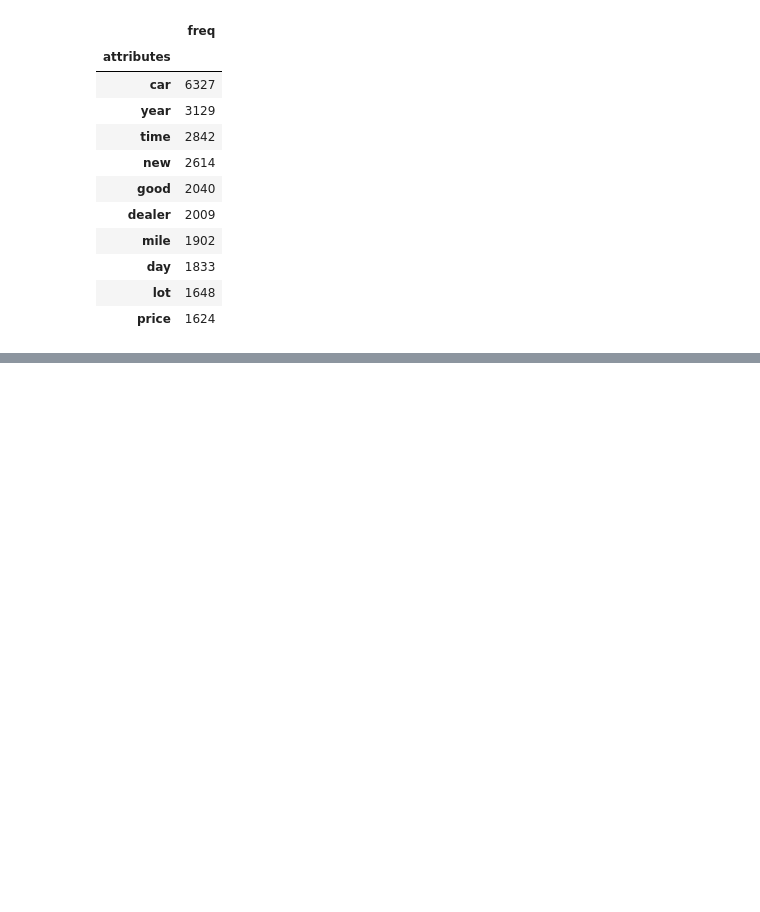
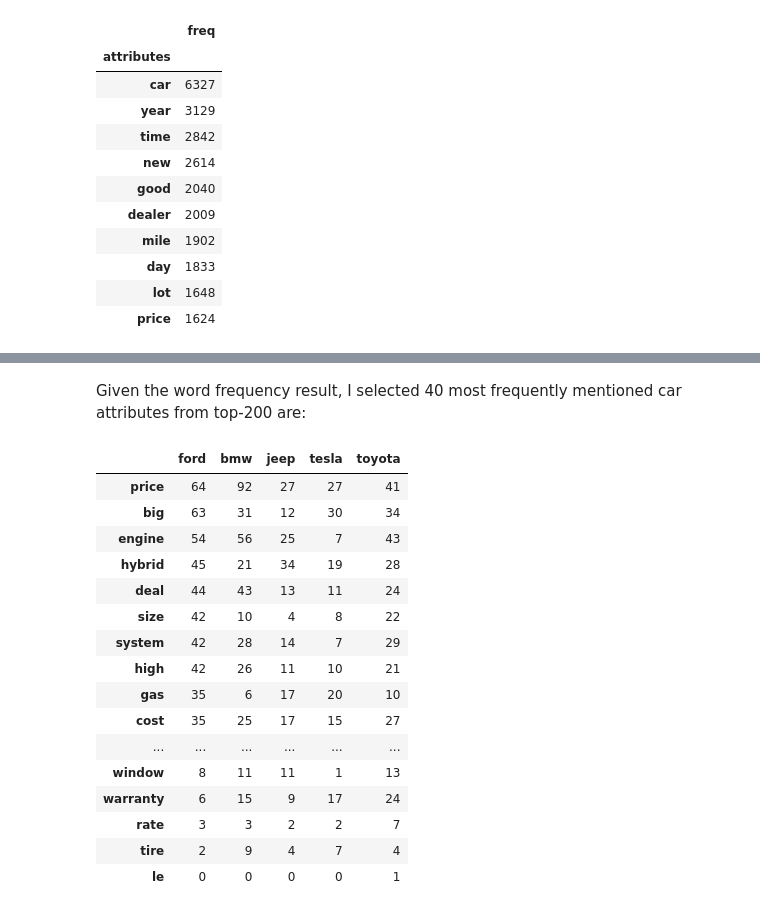
Before and after one commit to shanshanlao/car-brand-analysis, a Jupyter notebook: car_brand_analysis.ipynb, the cells around one changed output, grey strips where cells are left out. Saved outputs shown, nothing was run; the diff lists cells and outputs as text; code cells hidden in the pictures; blank space fills up the shorter version.

```diff
--- a/car_brand_analysis.ipynb
+++ b/car_brand_analysis.ipynb
@@ -423,2 +419,51 @@ freq_attributes = ['']
 # %%
 attr_df.to_csv('attr_freq.csv')
+# %% [markdown]
+Given the word frequency result, I selected 40 most frequently mentioned car attributes from top-200 are:
+# %%
+freq_car_attributes = ['mile', 'price', 'tire', 'engine', 'big',
+                       'color', 'issue','seat', 'deal', 'wheel',
+                       'door', 'problem', 'garage', 'low', 'oil','gas',
+                       'battery', 'high','interior', 'speed', 'system',
+                       'cost', 'light', 'hybrid', 'rate', 'warranty',
+                       'value', 'worth', 'cheap', 'le', 'power',
+                       'small', 'mileage', 'size', 'brake', 'winter', 'window', 'range','expensive']
+# %%
+# Create an empty dataframe with attributes * top_brands
+brand_attr_df = pd.DataFrame(0, columns=top_brands, index=freq_car_attributes)
+brand_attr_df.head()
+
+for i in range(len(comments)):
+    msg = comments['cleaned'][i]
+
+    brands = []
+    attrs = []
+    for m in msg:
+        if m in top_brands and m not in brands:
+            brands.append(m)
+        if m in freq_car_attributes and m not in attrs:
+            attrs.append(m)
+
+    for a in attrs:
+        for b in brands:
+            brand_attr_df.loc[a][b] += 1
+# %%
+brand_attr_df.sort_values(by = 'ford', ascending=False)
+# %% [output]
+|  | ford | bmw | jeep | tesla | toyota |
+| price | 64 | 92 | 27 | 27 | 41 |
+| big | 63 | 31 | 12 | 30 | 34 |
+| engine | 54 | 56 | 25 | 7 | 43 |
+| hybrid | 45 | 21 | 34 | 19 | 28 |
+| deal | 44 | 43 | 13 | 11 | 24 |
+| size | 42 | 10 | 4 | 8 | 22 |
+| system | 42 | 28 | 14 | 7 | 29 |
+| high | 42 | 26 | 11 | 10 | 21 |
+| gas | 35 | 6 | 17 | 20 | 10 |
+| cost | 35 | 25 | 17 | 15 | 27 |
+| ... | ... | ... | ... | ... | ... |
+| window | 8 | 11 | 11 | 1 | 13 |
+| warranty | 6 | 15 | 9 | 17 | 24 |
+| rate | 3 | 3 | 2 | 2 | 7 |
+| tire | 2 | 9 | 4 | 7 | 4 |
+| le | 0 | 0 | 0 | 0 | 1 |
```
Also changed, not shown: parts of 3 cells of this notebook, 3 other files.
